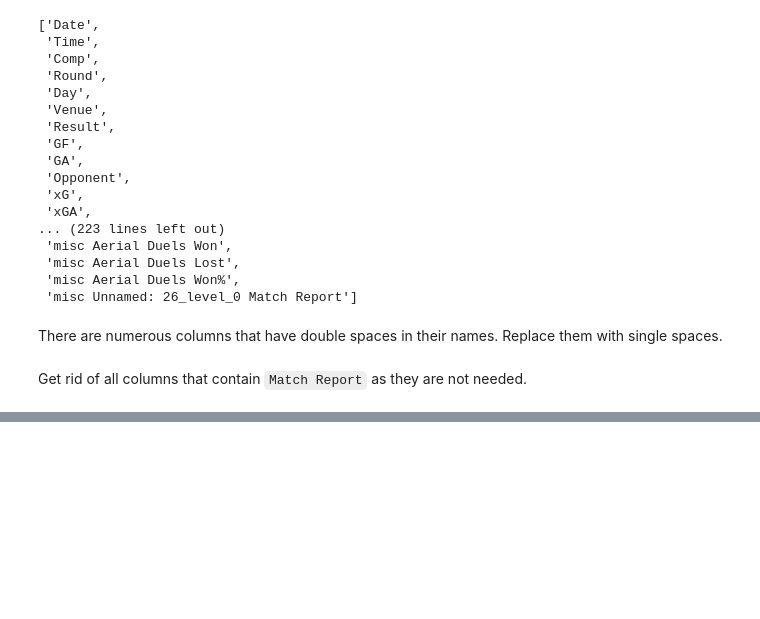
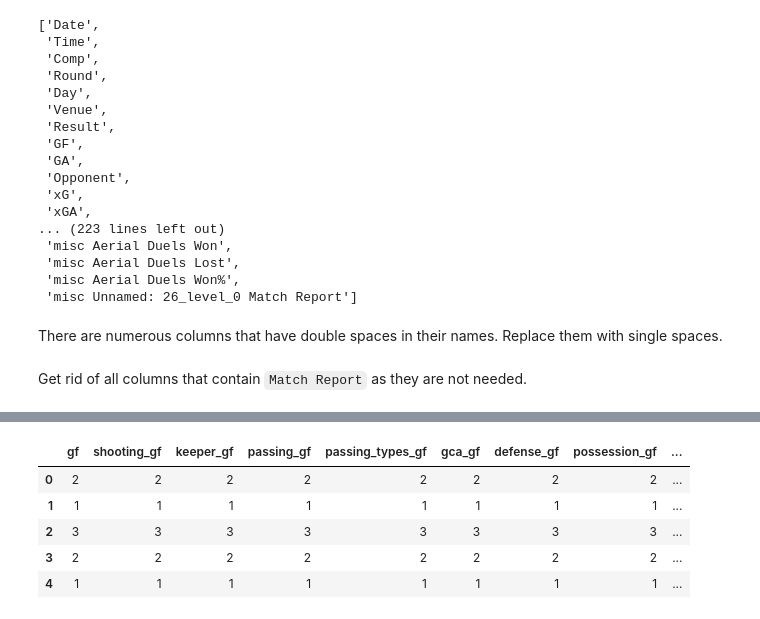
Before and after one commit to stoyanK7/football-prediction, a Jupyter notebook: scraping.ipynb, the cells around one changed output, grey strips where cells are left out. Cells and saved outputs as stored; diff of their text form; code cells hidden in the pictures; blank space fills up the shorter version.

```diff
--- a/scraping.ipynb
+++ b/scraping.ipynb
@@ -209,0 +359,9 @@ all_matches_df = all_matches_df.loc[:,~all_matches_df.columns.str.contains('Matc
+# %%
+all_matches_df.filter(regex='.*gf.*').head(5)
+# %% [output]
+|  | gf | shooting_gf | keeper_gf | passing_gf | passing_types_gf | gca_gf | defense_gf | possession_gf | ... |
+| 0 | 2 | 2 | 2 | 2 | 2 | 2 | 2 | 2 | ... |
+| 1 | 1 | 1 | 1 | 1 | 1 | 1 | 1 | 1 | ... |
+| 2 | 3 | 3 | 3 | 3 | 3 | 3 | 3 | 3 | ... |
+| 3 | 2 | 2 | 2 | 2 | 2 | 2 | 2 | 2 | ... |
+| 4 | 1 | 1 | 1 | 1 | 1 | 1 | 1 | 1 | ... |
```
Also changed, not shown: parts of 38 cells of this notebook, 2 other files.
